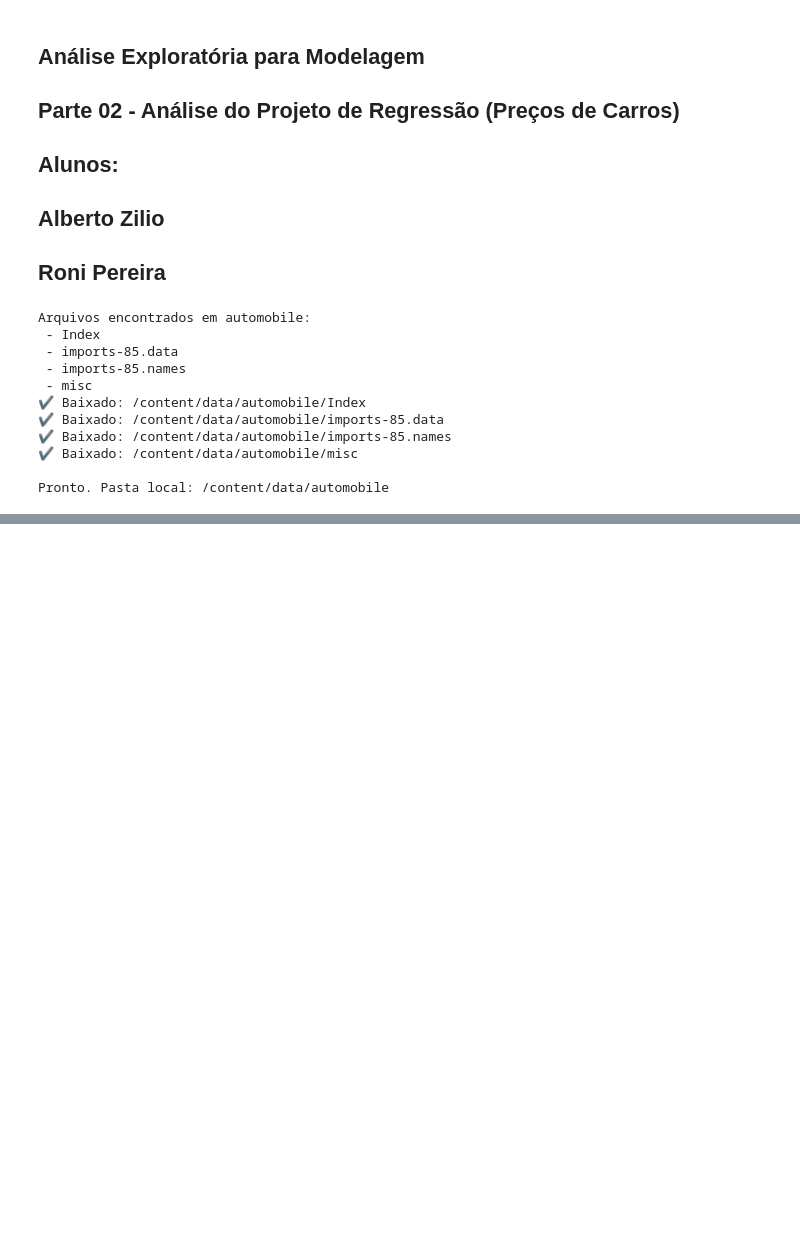
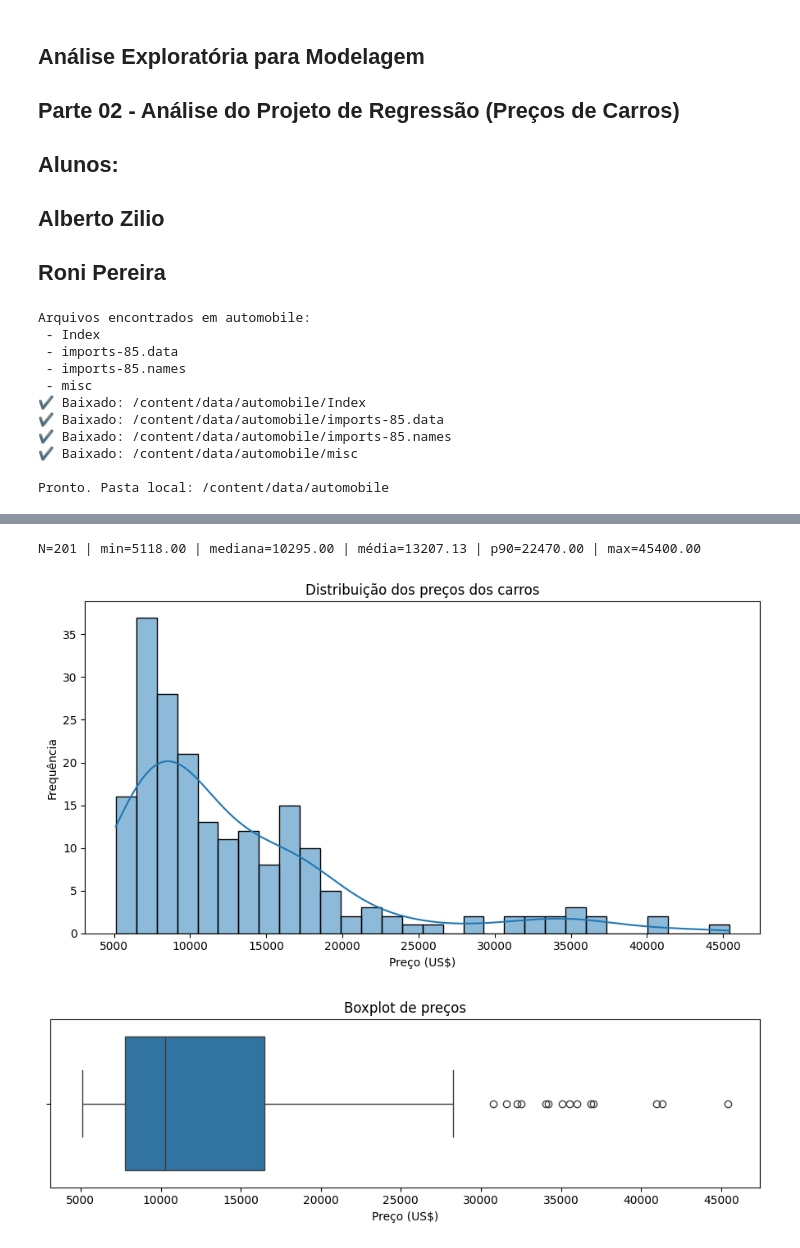
Before and after one commit to zilioalberto/Ciencia_De_Dados_Analise_Exploratoria_Parte_02, a Jupyter notebook: Análise_Exploratória_para_Modelagem_Parte_02.ipynb, the cells around one changed output, grey strips where cells are left out. Drawn from its saved outputs; the diff is of its cells as text; code cells hidden in the pictures; blank space fills up the shorter version.

```diff
--- a/Análise_Exploratória_para_Modelagem_Parte_02.ipynb
+++ b/Análise_Exploratória_para_Modelagem_Parte_02.ipynb
@@ -75,0 +228,22 @@ Pronto. Pasta local: /content/data/automobile
+# %%
+# Passo 02 - Análise da variável-alvo (price)
+
+s_price = pd.to_numeric(df['price'], errors='coerce').dropna()
+
+print(f"N={len(s_price)} | min={s_price.min():.2f} | mediana={s_price.median():.2f} | "
+      f"média={s_price.mean():.2f} | p90={s_price.quantile(0.90):.2f} | max={s_price.max():.2f}")
+
+plt.figure(figsize=(9,5))
+sns.histplot(s_price, bins=30, kde=True)
+plt.title('Distribuição dos preços dos carros')
+plt.xlabel('Preço (US$)'); plt.ylabel('Frequência')
+plt.tight_layout(); plt.show()
+
+plt.figure(figsize=(9,3))
+sns.boxplot(x=s_price)
+plt.title('Boxplot de preços'); plt.xlabel('Preço (US$)')
+plt.tight_layout(); plt.show()
+# %% [output]
+N=201 | min=5118.00 | mediana=10295.00 | média=13207.13 | p90=22470.00 | max=45400.00
+[figure, added]
+[figure, added]
```
Also changed, not shown: parts of 6 cells of this notebook.
